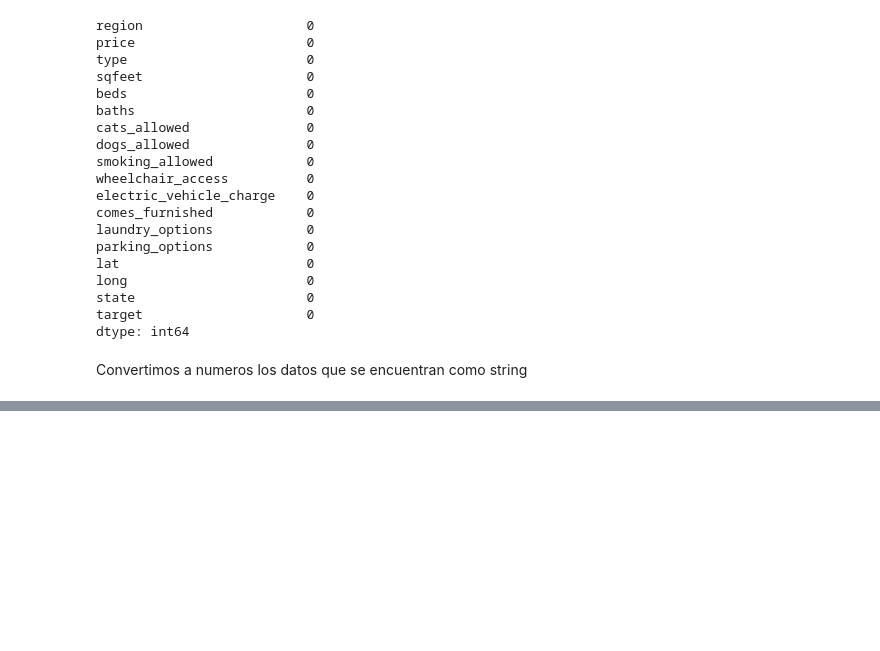
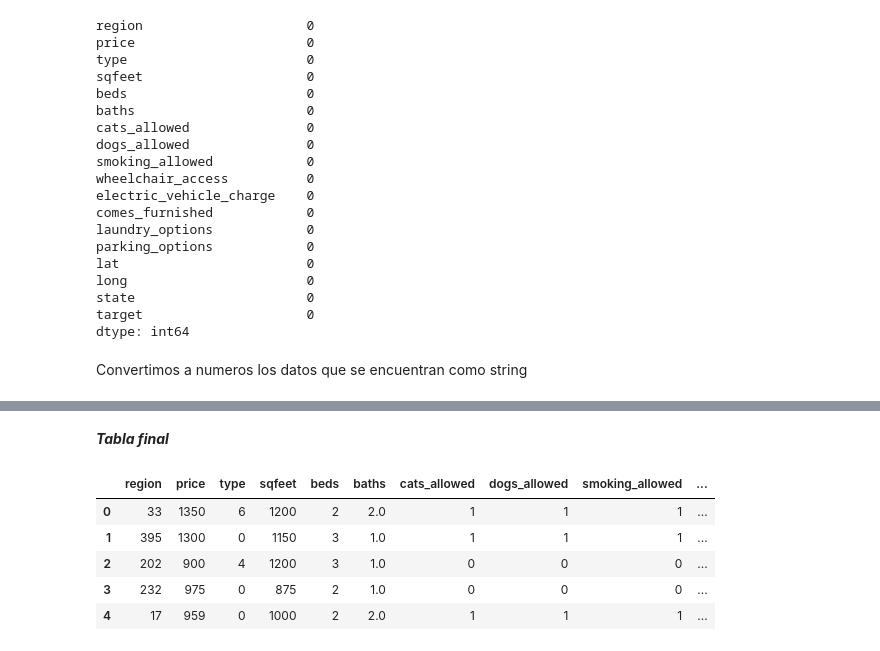
Before and after one commit to elgualas/PROYECTO-INDIVIDUAL-N-2, a Jupyter notebook: limpieza.ipynb, the cells around one changed output, grey strips where cells are left out. Cells and saved outputs as stored; diff of their text form; code cells hidden in the pictures; blank space fills up the shorter version.

```diff
--- a/limpieza.ipynb
+++ b/limpieza.ipynb
@@ -196,3 +189,0 @@ dtype: int64
-# %%
-train.fillna({'laundry_options':'', 'parking_options':''}, inplace=True)
-train.dropna(subset=['lat', 'long'], how='all',inplace=True)
@@ -202,0 +190,11 @@ train.shape
+# %%
+from geopy.geocoders import Nominatim                                                       #Y para los valores nulos de latitud y longitud
+                                                                                            #usaremos la libreria geopy para aproximarnos a la
+for index, row in train.iterrows():                                                         #ubicacion
+    if(pd.isnull(row['lat'])):
+        geolocator = Nominatim(user_agent="geoapiExercises")
+        location = geolocator.geocode(train['region'][index]+' '+train['state'][index])
+        train['lat'][index]=location.latitude
+        train['long'][index]=location.longitude
+    else:
+        pass
@@ -269 +267,12 @@ plot_corre_heatmap(df.corr())
+# %% [markdown]
+***Tabla final***
+# %%
+df.head(5)
+# %% [output]
+|  | region | price | type | sqfeet | beds | baths | cats_allowed | dogs_allowed | smoking_allowed | ... |
+| 0 | 33 | 1350 | 6 | 1200 | 2 | 2.0 | 1 | 1 | 1 | ... |
+| 1 | 395 | 1300 | 0 | 1150 | 3 | 1.0 | 1 | 1 | 1 | ... |
+| 2 | 202 | 900 | 4 | 1200 | 3 | 1.0 | 0 | 0 | 0 | ... |
+| 3 | 232 | 975 | 0 | 875 | 2 | 1.0 | 0 | 0 | 0 | ... |
+| 4 | 17 | 959 | 0 | 1000 | 2 | 2.0 | 1 | 1 | 1 | ... |
 # %%
```
Also changed, not shown: parts of 55 cells of this notebook.
